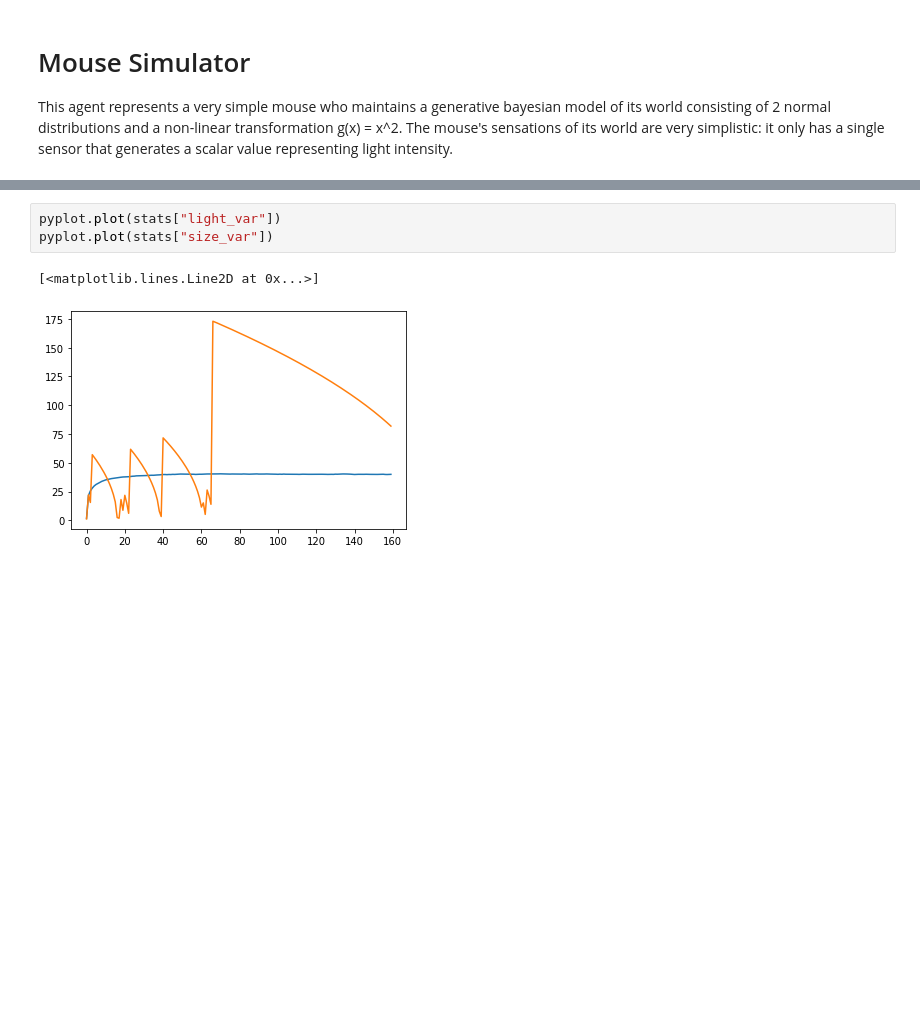
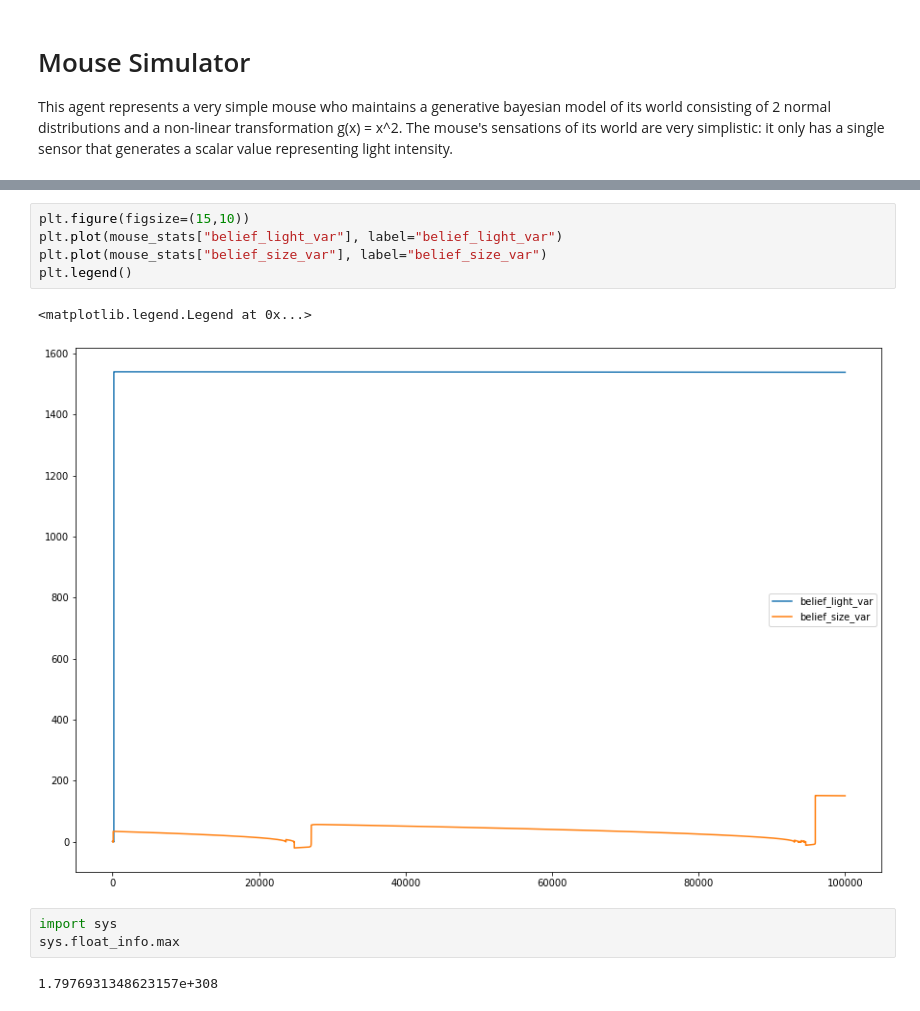
Before and after one commit to andyk/reading, a Jupyter notebook: code_andy/MouseSimulator.ipynb, the cells around one changed output, grey strips where cells are left out. Saved outputs shown, nothing was run; the diff lists cells and outputs as text; blank space fills up the shorter version.

Commit message:
make plot more useful

```diff
--- a/code_andy/MouseSimulator.ipynb
+++ b/code_andy/MouseSimulator.ipynb
@@ -134,6 +164,13 @@ Running mouse simulator for 800000 steps...
-# %%
-pyplot.plot(stats["light_var"])
-pyplot.plot(stats["size_var"])
-# %% [output]
-[<matplotlib.lines.Line2D at 0x...>]
-[figure, removed]
+# %%
+plt.figure(figsize=(15,10))
+plt.plot(mouse_stats["belief_light_var"], label="belief_light_var")
+plt.plot(mouse_stats["belief_size_var"], label="belief_size_var")
+plt.legend()
+# %% [output]
+<matplotlib.legend.Legend at 0x...>
+[figure, added]
+# %%
+import sys
+sys.float_info.max
+# %% [output]
+1.7976931348623157e+308
```
Also changed, not shown: parts of 1 cell of this notebook.
